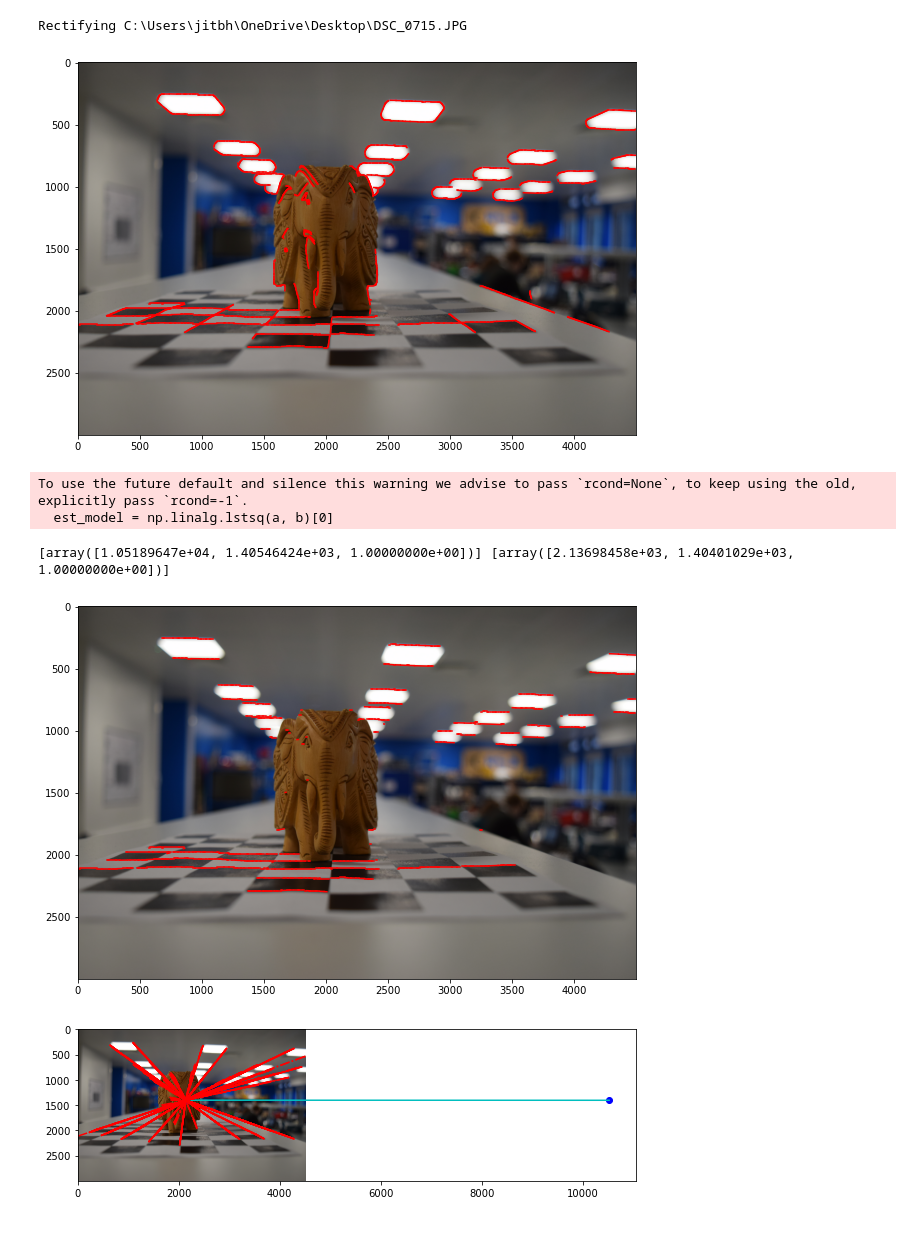
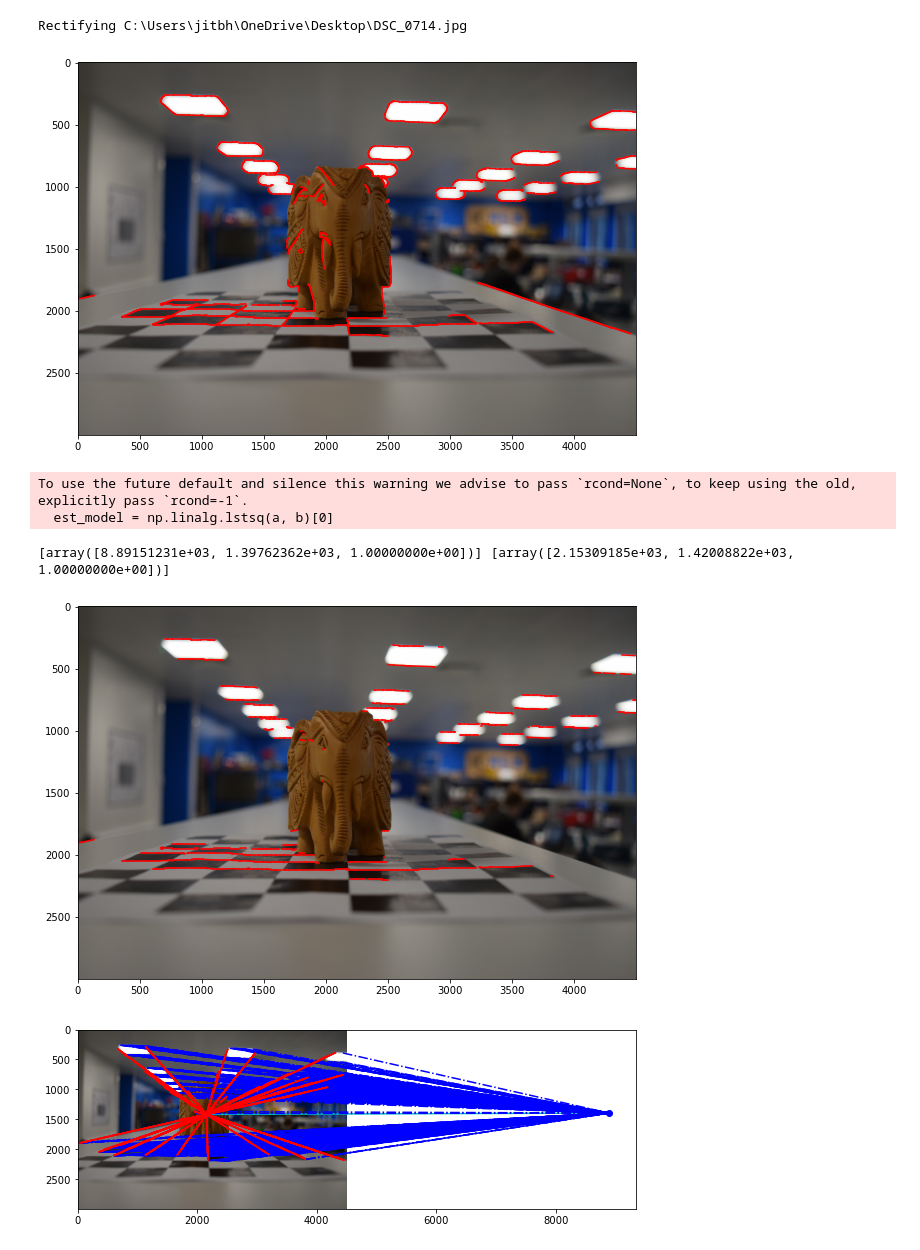
Before and after one commit to Rasterize101/CVPR, a Jupyter notebook: test1_vanishHorizons.ipynb, the cells around one changed output. Saved outputs shown, nothing was run; the diff lists cells and outputs as text; code cells hidden in the pictures.

```diff
--- a/test1_vanishHorizons.ipynb
+++ b/test1_vanishHorizons.ipynb
@@ -281,10 +281,10 @@ def vis_model(image, model_1,model_2, show=True):
     plt.plot(vp1[0], vp1[1], 'bo')
     plt.plot(vp2[0], vp2[1], 'bo')
     plt.plot([vp1[0],vp2[0]],[vp1[1],vp2[1]],'c-')
-    #for i in range(locations1.shape[0]):
-    #    xax = [locations1[i, 0], vp1[0]]
-    #    yax = [locations1[i, 1], vp1[1]]
-    #    plt.plot(xax, yax, 'b-.')
+    for i in range(locations1.shape[0]):
+        xax = [locations1[i, 0], vp1[0]]
+        yax = [locations1[i, 1], vp1[1]]
+        plt.plot(xax, yax, 'b-.')
     for j in range(locations2.shape[0]):
         xax = [locations2[j, 0], vp2[0]]
         yax = [locations2[j, 1], vp2[1]]
@@ -331,26 +331,26 @@ def rectify_image(image, clip_factor=6, algorithm='independent',
 # %%
 if __name__ == '__main__':
 
-    image_name =r'C:\Users\jitbh\OneDrive\Desktop\DSC_0715.JPG'
+    image_name =r'C:\Users\jitbh\OneDrive\Desktop\DSC_0714.jpg'
 
     image = io.imread(image_name)
     print("Rectifying {}".format(image_name))
 
     edgelets1 = compute_edgelets(image)
     vis_edgelets(image, edgelets1)  # Visualize the edgelets
     vp1 = ransac_vanishing_point(edgelets1, num_ransac_iter=2000,threshold_inlier=5)
     vp1 = reestimate_model(vp1, edgelets1, threshold_reestimate=5)
 
     edgelets2 = remove_inliers(vp1, edgelets1, 10)
     vp2 = ransac_vanishing_point(edgelets2, num_ransac_iter=2000,threshold_inlier=5)
     vp2 = reestimate_model(vp2, edgelets2, threshold_reestimate=5)
     print([vp1], [vp2])
     vis_model(image, vp1,vp2)  # Visualize the vanishing point model
 # %% [output]
-Rectifying C:\Users\jitbh\OneDrive\Desktop\DSC_0715.JPG
+Rectifying C:\Users\jitbh\OneDrive\Desktop\DSC_0714.jpg
-[figure, old version]
+[figure, new version]
 To use the future default and silence this warning we advise to pass `rcond=None`, to keep using the old, explicitly pass `rcond=-1`.
   est_model = np.linalg.lstsq(a, b)[0]
-[array([1.05189647e+04, 1.40546424e+03, 1.00000000e+00])] [array([2.13698458e+03, 1.40401029e+03, 1.00000000e+00])]
+[array([8.89151231e+03, 1.39762362e+03, 1.00000000e+00])] [array([2.15309185e+03, 1.42008822e+03, 1.00000000e+00])]
-[figure, old version]
+[figure, new version]
-[figure, old version]
+[figure, new version]
```
Also changed, not shown: 4 other files.
